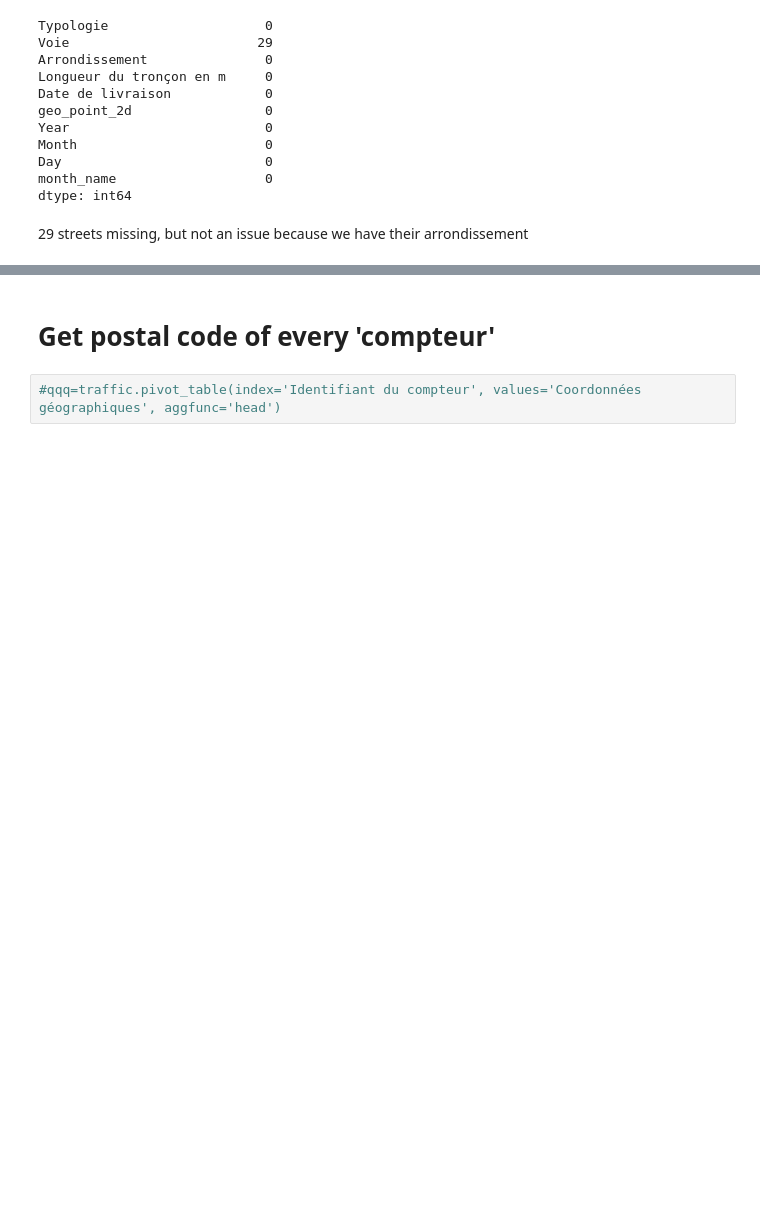
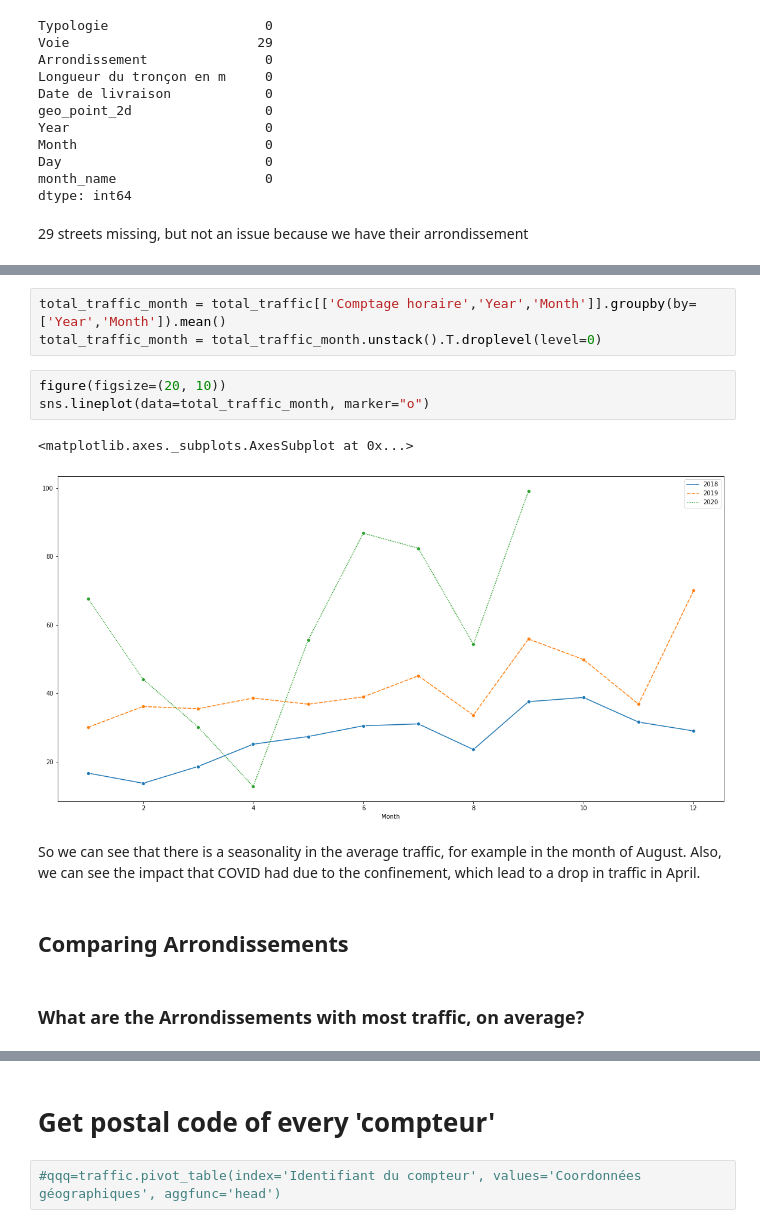
Before and after one commit to tmcdonald92/Bike-Traffic-In-Paris, a Jupyter notebook: Bycicles in Paris.ipynb, the cells around one changed output, grey strips where cells are left out. Cells and saved outputs as stored; diff of their text form; blank space fills up the shorter version.

```diff
--- a/Bycicles in Paris.ipynb
+++ b/Bycicles in Paris.ipynb
@@ -236,0 +320,15 @@ dtype: int64
+# %%
+total_traffic_month = total_traffic[['Comptage horaire','Year','Month']].groupby(by=['Year','Month']).mean()
+total_traffic_month = total_traffic_month.unstack().T.droplevel(level=0)
+# %%
+figure(figsize=(20, 10))
+sns.lineplot(data=total_traffic_month, marker="o")
+# %% [output]
+<matplotlib.axes._subplots.AxesSubplot at 0x...>
+[figure, added]
+# %% [markdown]
+So we can see that there is a seasonality in the average traffic, for example in the month of August. Also, we can see the impact that COVID had due to the confinement, which lead to a drop in traffic in April.
+# %% [markdown]
+## Comparing Arrondissements
+# %% [markdown]
+### What are the Arrondissements with most traffic, on average?
```
Also changed, not shown: parts of 22 cells of this notebook.
